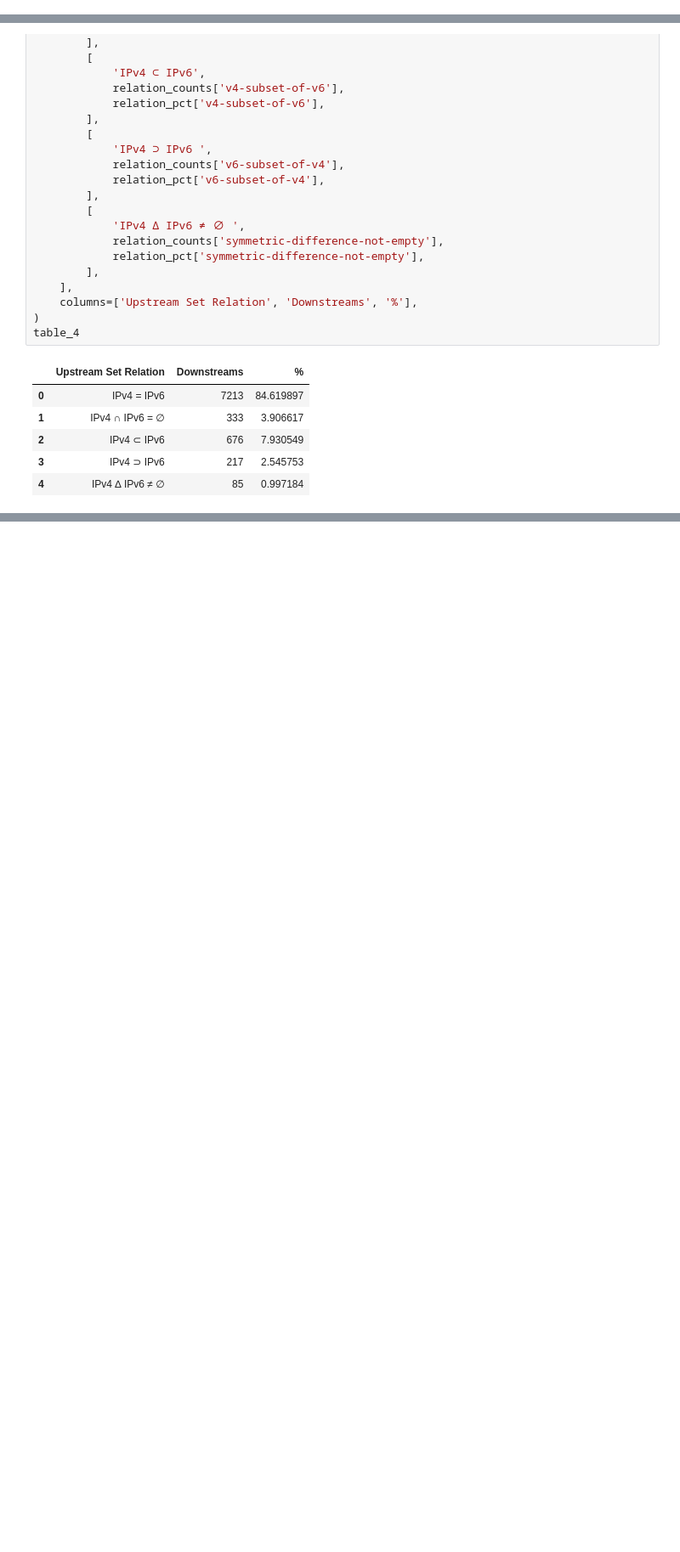
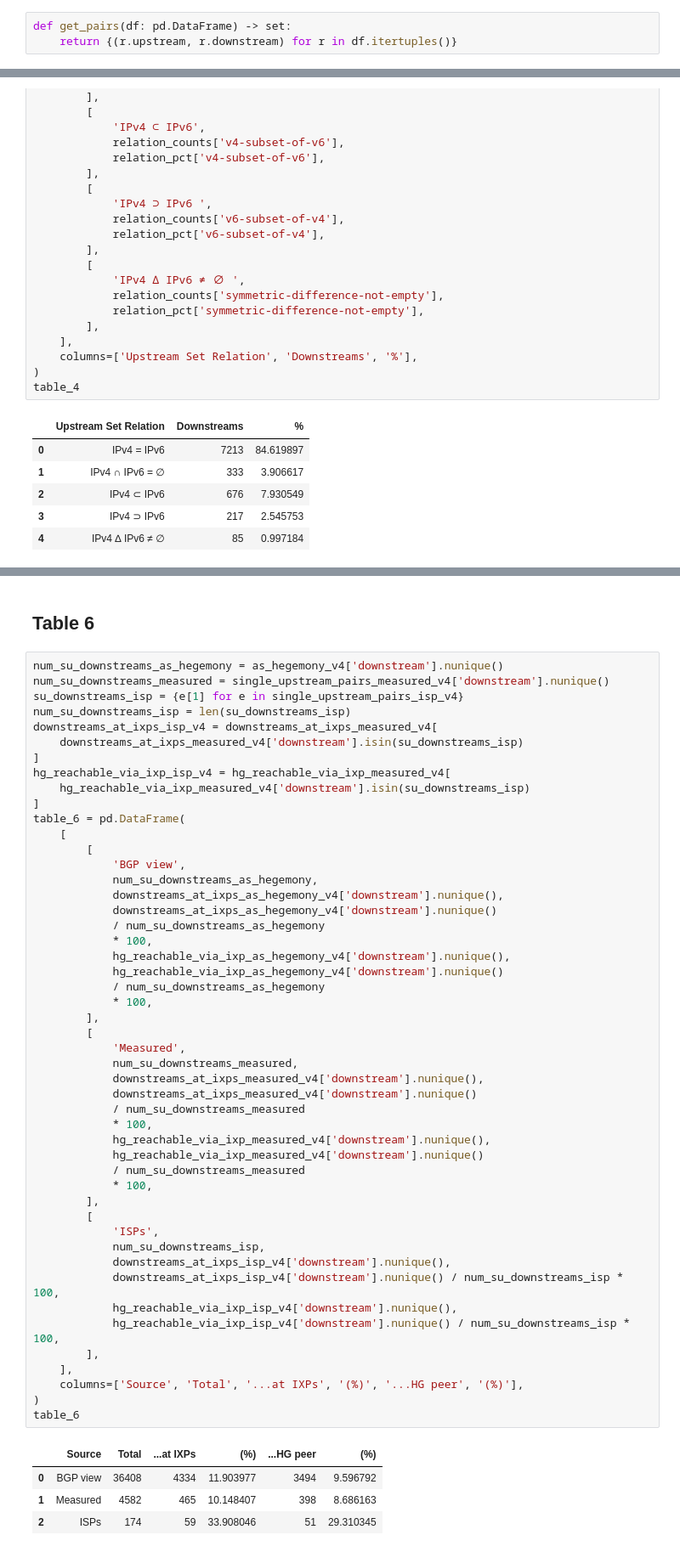
Before and after one commit to m-appel/backup-links, a Jupyter notebook: results/tables.ipynb, the cells around one changed output, grey strips where cells are left out. Shown at 85% size. Saved outputs shown, nothing was run; the diff lists cells and outputs as text; blank space fills up the shorter version.

Commit message:
Add Tables 5 & 6

```diff
--- a/results/tables.ipynb
+++ b/results/tables.ipynb
@@ -2,6 +2,9 @@
 # Tables
 # %%
 import pandas as pd
+# %%
+def get_pairs(df: pd.DataFrame) -> set:
+    return {(r.upstream, r.downstream) for r in df.itertuples()}
 # %%
 # Load data
 as_hegemony_v4 = pd.read_csv('as-pairs/as-hegemony/single-upstream-pairs-as-hegemony-v4.csv')
@@ -283,0 +443,56 @@ table_4
+# %% [markdown]
+## Table 6
+# %%
+num_su_downstreams_as_hegemony = as_hegemony_v4['downstream'].nunique()
+num_su_downstreams_measured = single_upstream_pairs_measured_v4['downstream'].nunique()
+su_downstreams_isp = {e[1] for e in single_upstream_pairs_isp_v4}
+num_su_downstreams_isp = len(su_downstreams_isp)
+downstreams_at_ixps_isp_v4 = downstreams_at_ixps_measured_v4[
+    downstreams_at_ixps_measured_v4['downstream'].isin(su_downstreams_isp)
+]
+hg_reachable_via_ixp_isp_v4 = hg_reachable_via_ixp_measured_v4[
+    hg_reachable_via_ixp_measured_v4['downstream'].isin(su_downstreams_isp)
+]
+table_6 = pd.DataFrame(
+    [
+        [
+            'BGP view',
+            num_su_downstreams_as_hegemony,
+            downstreams_at_ixps_as_hegemony_v4['downstream'].nunique(),
+            downstreams_at_ixps_as_hegemony_v4['downstream'].nunique()
+            / num_su_downstreams_as_hegemony
+            * 100,
+            hg_reachable_via_ixp_as_hegemony_v4['downstream'].nunique(),
+            hg_reachable_via_ixp_as_hegemony_v4['downstream'].nunique()
+            / num_su_downstreams_as_hegemony
+            * 100,
+        ],
+        [
+            'Measured',
+            num_su_downstreams_measured,
+            downstreams_at_ixps_measured_v4['downstream'].nunique(),
+            downstreams_at_ixps_measured_v4['downstream'].nunique()
+            / num_su_downstreams_measured
+            * 100,
+            hg_reachable_via_ixp_measured_v4['downstream'].nunique(),
+            hg_reachable_via_ixp_measured_v4['downstream'].nunique()
+            / num_su_downstreams_measured
+            * 100,
+        ],
+        [
+            'ISPs',
+            num_su_downstreams_isp,
+            downstreams_at_ixps_isp_v4['downstream'].nunique(),
+            downstreams_at_ixps_isp_v4['downstream'].nunique() / num_su_downstreams_isp * 100,
+            hg_reachable_via_ixp_isp_v4['downstream'].nunique(),
+            hg_reachable_via_ixp_isp_v4['downstream'].nunique() / num_su_downstreams_isp * 100,
+        ],
+    ],
+    columns=['Source', 'Total', '...at IXPs', '(%)', '...HG peer', '(%)'],
+)
+table_6
+# %% [output]
+|  | Source | Total | ...at IXPs | (%) | ...HG peer | (%) |
+| 0 | BGP view | 36408 | 4334 | 11.903977 | 3494 | 9.596792 |
+| 1 | Measured | 4582 | 465 | 10.148407 | 398 | 8.686163 |
+| 2 | ISPs | 174 | 59 | 33.908046 | 51 | 29.310345 |
```
Also changed, not shown: parts of 3 cells of this notebook, 12 other files.
